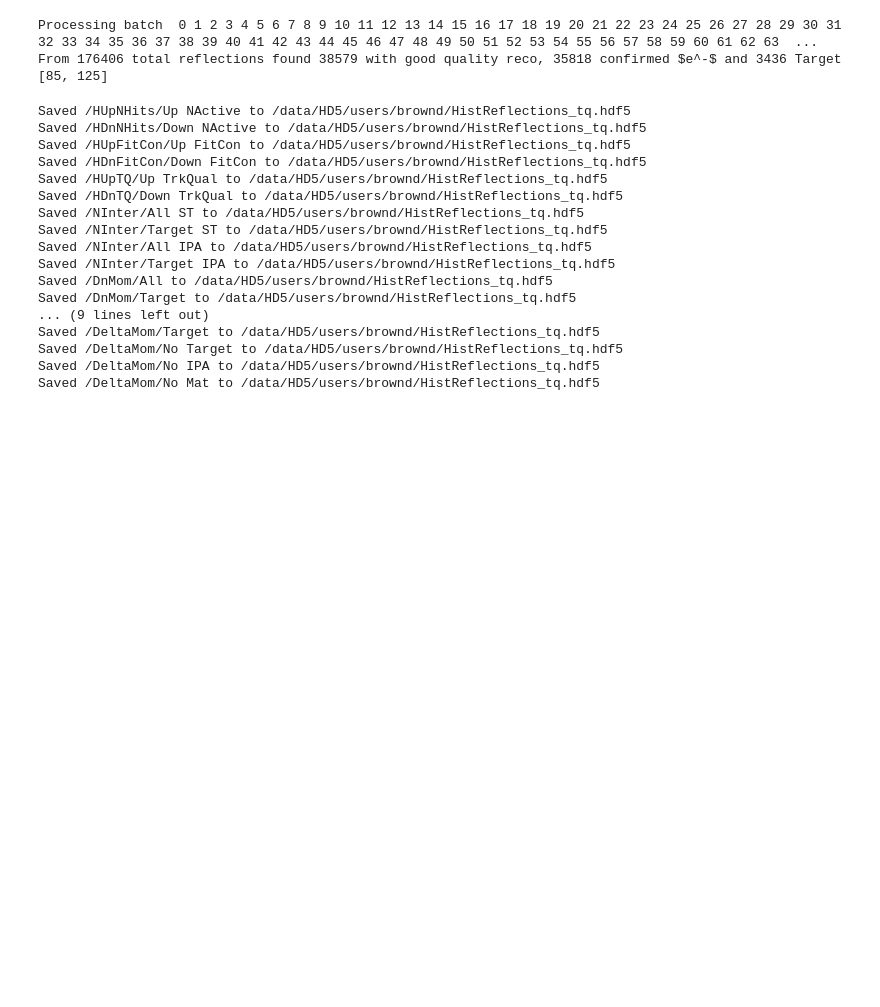
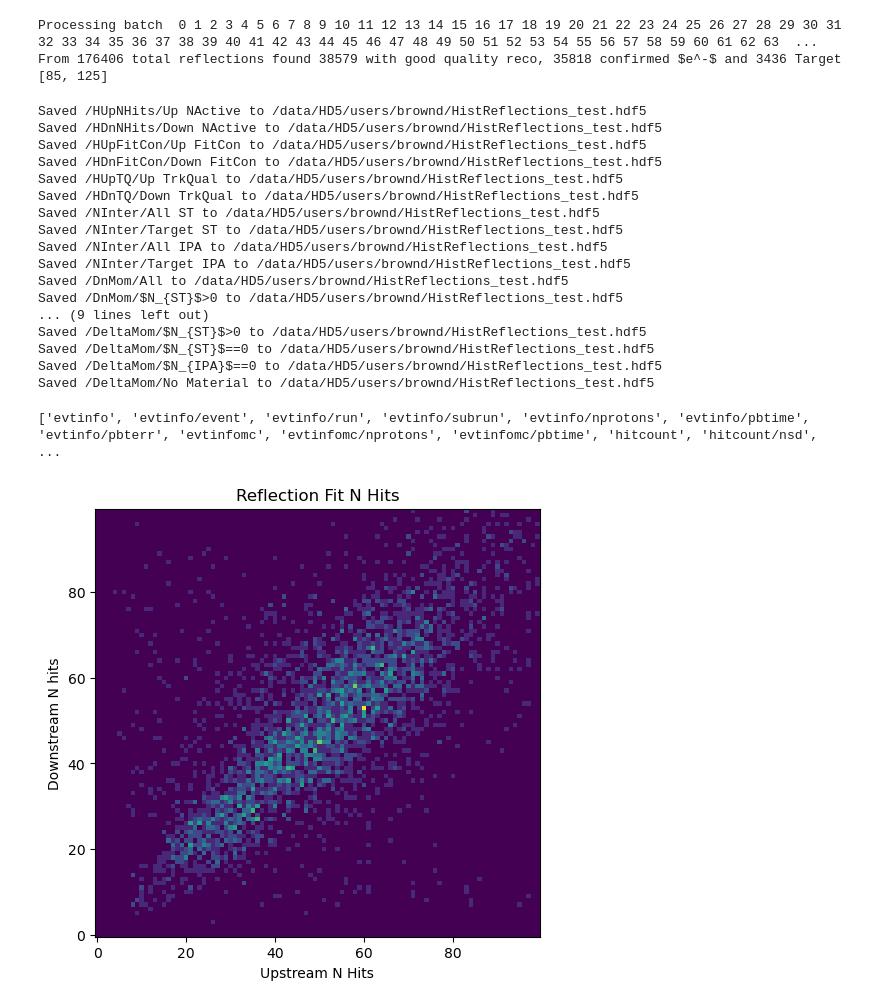
Before and after one commit to LBLmu2e/RefAna, a Jupyter notebook: HistReflections.ipynb, the cells around one changed output. Cells and saved outputs as stored; diff of their text form; code cells hidden in the pictures; blank space fills up the shorter version.

```diff
--- a/HistReflections.ipynb
+++ b/HistReflections.ipynb
@@ -192,25 +186,31 @@ histref.Loop(files,TName)
 Processing batch  0 1 2 3 4 5 6 7 8 9 10 11 12 13 14 15 16 17 18 19 20 21 22 23 24 25 26 27 28 29 30 31 32 33 34 35 36 37 38 39 40 41 42 43 44 45 46 47 48 49 50 51 52 53 54 55 56 57 58 59 60 61 62 63  ...
 From 176406 total reflections found 38579 with good quality reco, 35818 confirmed $e^-$ and 3436 Target [85, 125]
 # %%
-histref.Write("/data/HD5/users/brownd/HistReflections_tq.hdf5")
+histref.Write("/data/HD5/users/brownd/HistReflections_test.hdf5")
 # %% [output]
-Saved /HUpNHits/Up NActive to /data/HD5/users/brownd/HistReflections_tq.hdf5
-Saved /HDnNHits/Down NActive to /data/HD5/users/brownd/HistReflections_tq.hdf5
-Saved /HUpFitCon/Up FitCon to /data/HD5/users/brownd/HistReflections_tq.hdf5
-Saved /HDnFitCon/Down FitCon to /data/HD5/users/brownd/HistReflections_tq.hdf5
-Saved /HUpTQ/Up TrkQual to /data/HD5/users/brownd/HistReflections_tq.hdf5
-Saved /HDnTQ/Down TrkQual to /data/HD5/users/brownd/HistReflections_tq.hdf5
-Saved /NInter/All ST to /data/HD5/users/brownd/HistReflections_tq.hdf5
-Saved /NInter/Target ST to /data/HD5/users/brownd/HistReflections_tq.hdf5
-Saved /NInter/All IPA to /data/HD5/users/brownd/HistReflections_tq.hdf5
-Saved /NInter/Target IPA to /data/HD5/users/brownd/HistReflections_tq.hdf5
-Saved /DnMom/All to /data/HD5/users/brownd/HistReflections_tq.hdf5
-Saved /DnMom/Target to /data/HD5/users/brownd/HistReflections_tq.hdf5
+Saved /HUpNHits/Up NActive to /data/HD5/users/brownd/HistReflections_test.hdf5
+Saved /HDnNHits/Down NActive to /data/HD5/users/brownd/HistReflections_test.hdf5
+Saved /HUpFitCon/Up FitCon to /data/HD5/users/brownd/HistReflections_test.hdf5
+Saved /HDnFitCon/Down FitCon to /data/HD5/users/brownd/HistReflections_test.hdf5
+Saved /HUpTQ/Up TrkQual to /data/HD5/users/brownd/HistReflections_test.hdf5
+Saved /HDnTQ/Down TrkQual to /data/HD5/users/brownd/HistReflections_test.hdf5
+Saved /NInter/All ST to /data/HD5/users/brownd/HistReflections_test.hdf5
+Saved /NInter/Target ST to /data/HD5/users/brownd/HistReflections_test.hdf5
+Saved /NInter/All IPA to /data/HD5/users/brownd/HistReflections_test.hdf5
+Saved /NInter/Target IPA to /data/HD5/users/brownd/HistReflections_test.hdf5
+Saved /DnMom/All to /data/HD5/users/brownd/HistReflections_test.hdf5
+Saved /DnMom/$N_{ST}$>0 to /data/HD5/users/brownd/HistReflections_test.hdf5
 ... (9 lines left out)
-Saved /DeltaMom/Target to /data/HD5/users/brownd/HistReflections_tq.hdf5
-Saved /DeltaMom/No Target to /data/HD5/users/brownd/HistReflections_tq.hdf5
-Saved /DeltaMom/No IPA to /data/HD5/users/brownd/HistReflections_tq.hdf5
-Saved /DeltaMom/No Mat to /data/HD5/users/brownd/HistReflections_tq.hdf5
+Saved /DeltaMom/$N_{ST}$>0 to /data/HD5/users/brownd/HistReflections_test.hdf5
+Saved /DeltaMom/$N_{ST}$==0 to /data/HD5/users/brownd/HistReflections_test.hdf5
+Saved /DeltaMom/$N_{IPA}$==0 to /data/HD5/users/brownd/HistReflections_test.hdf5
+Saved /DeltaMom/No Material to /data/HD5/users/brownd/HistReflections_test.hdf5
 # %%
 import ShowTree
-#ShowTree.Branches(test4file[0]+":ENe/ntuple")
+ShowTree.Branches(files[0]+":"+TNameBase+"e/ntuple")
+# %% [output]
+['evtinfo', 'evtinfo/event', 'evtinfo/run', 'evtinfo/subrun', 'evtinfo/nprotons', 'evtinfo/pbtime', 'evtinfo/pbterr', 'evtinfomc', 'evtinfomc/nprotons', 'evtinfomc/pbtime', 'hitcount', 'hitcount/nsd', ...
+# %%
+histref.Plot()
+# %% [output]
+[figure, added]
```
Also changed, not shown: parts of 1 cell of this notebook, 5 other files.
